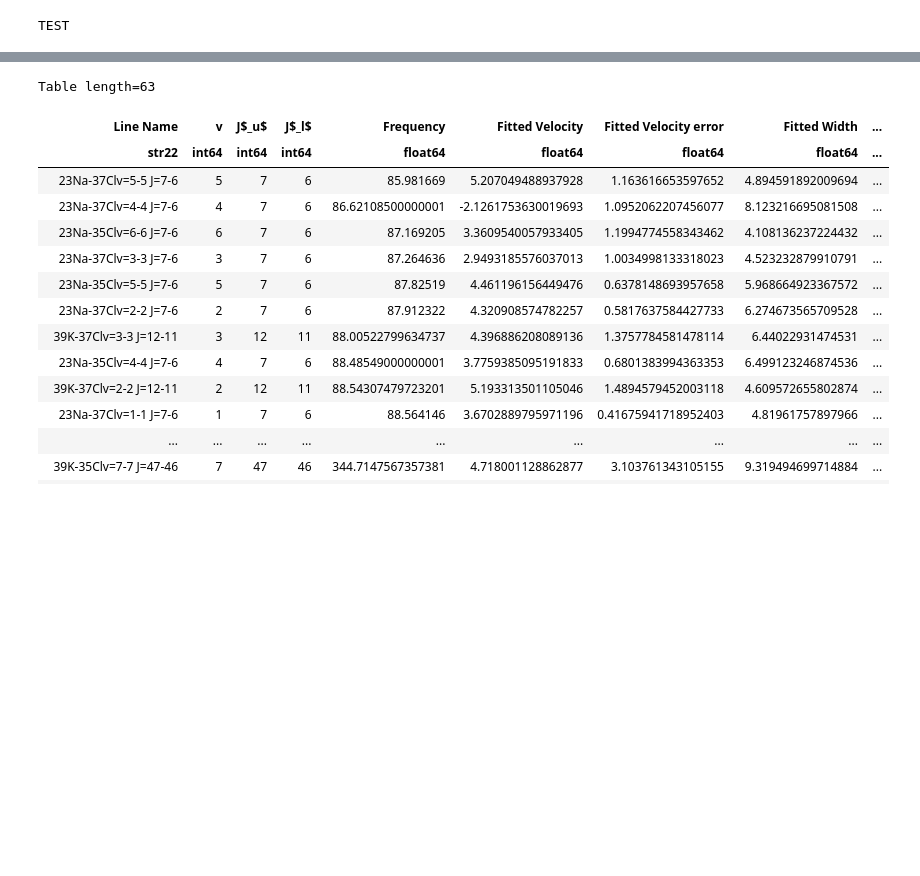
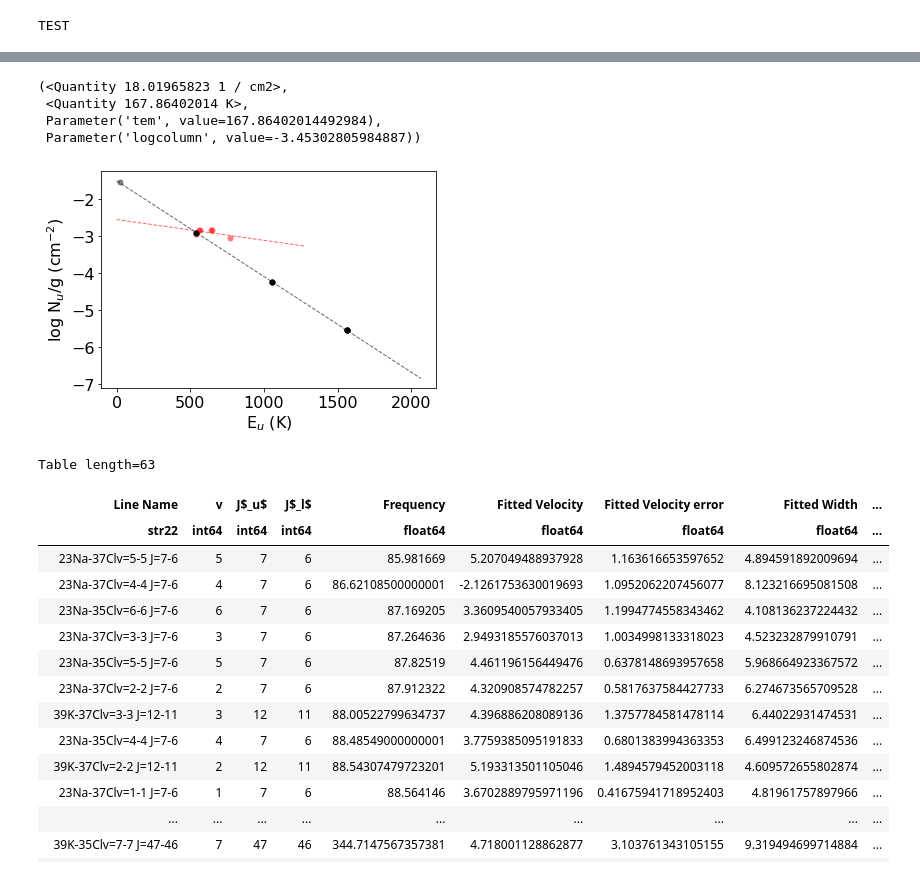
Before and after one commit to keflavich/saltmining, a Jupyter notebook: notebooks/OrionModelPredictions.ipynb, the cells around one changed output, grey strips where cells are left out. Cells and saved outputs as stored; diff of their text form; code cells hidden in the pictures; blank space fills up the shorter version.

```diff
--- a/notebooks/OrionModelPredictions.ipynb
+++ b/notebooks/OrionModelPredictions.ipynb
@@ -271,3 +297,22 @@ The inputs to `brightness_temperature` have changed. Frequency is now the first
+# %%
+ax2 = pl.gca()
+scaling = 1*u.cm**-2
+fit_tex(u.Quantity(rslt[vone & obs]['upperstateenergy'], u.K),
+        rslt[vone & obs]['upperlevelpop']*scaling,
+        axis=ax2,
+        partition_func=partfunc, plot=True, min_nupper=1e-50, labeltemonly=True)
+fit_tex(u.Quantity(rslt[Jeight]['upperstateenergy'], u.K),
+        rslt[Jeight]['upperlevelpop']*scaling,
+        partition_func=partfunc,
+        plot=True,
+        axis=ax2,
+        min_nupper=1e-50, color='k', labeltemonly=True)
+# %% [output]
+(<Quantity 18.01965823 1 / cm2>,
+ <Quantity 167.86402014 K>,
+ Parameter('tem', value=167.86402014492984),
+ Parameter('logcolumn', value=-3.45302805984887))
+[figure, added]
 # %%
 tbl = Table.read(paths.tpath('line_fits.txt'), format='ascii.fixed_width')
 tbl
```
Also changed, not shown: parts of 19 cells of this notebook, 5 other files.
